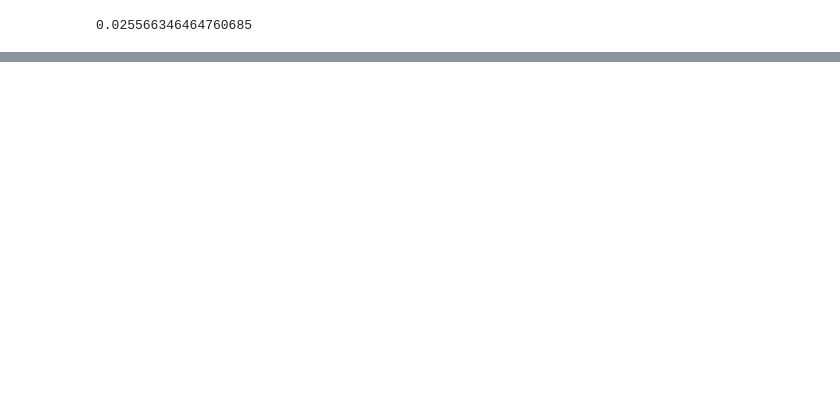
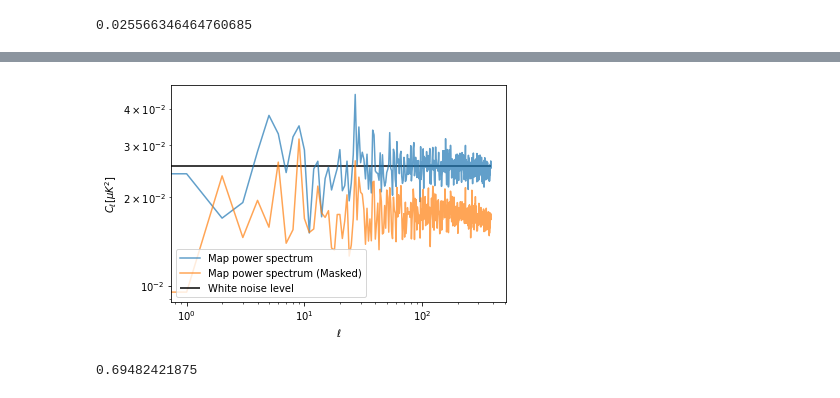
Before and after one commit to zonca/zonca-blog, a Jupyter notebook: _notebooks/2020-04-24-white-noise-angular-power-spectrum.ipynb, the cells around one changed output, grey strips where cells are left out. Cells and saved outputs as stored; diff of their text form; code cells hidden in the pictures; blank space fills up the shorter version.

```diff
--- a/_notebooks/2020-04-24-white-noise-angular-power-spectrum.ipynb
+++ b/_notebooks/2020-04-24-white-noise-angular-power-spectrum.ipynb
@@ -73,0 +86,17 @@ plt.ylabel("$C_\ell [\mu K ^ 2]$");
+# %%
+cl_masked = hp.anafast(m)
+# %%
+plt.figure(figsize=(6,4))
+plt.loglog(cl, label="Map power spectrum", alpha=.7)
+plt.loglog(cl_masked, label="Map power spectrum (Masked)", alpha=.7)
+plt.hlines(white_noise_cl, 0, len(cl), label="White noise level")
+plt.xlabel("$\ell$")
+plt.ylabel("$C_\ell [\mu K ^ 2]$")
+plt.legend();
+# %% [output]
+[figure, added]
+# %%
+sky_fraction = hp.mask_good(m).sum() / len(m)
+print(sky_fraction)
+# %% [output]
+0.69482421875
```
Also changed, not shown: parts of 7 cells of this notebook.
